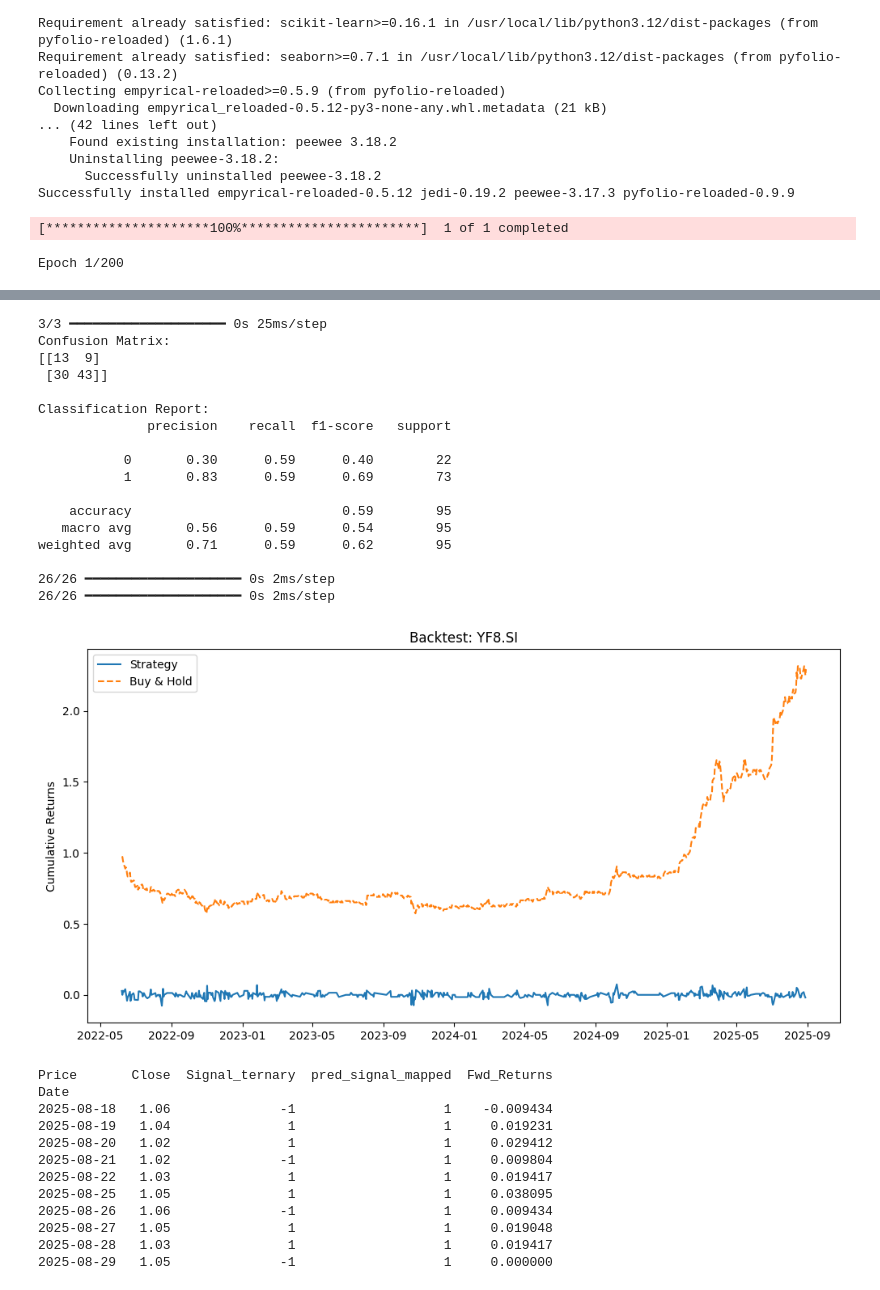
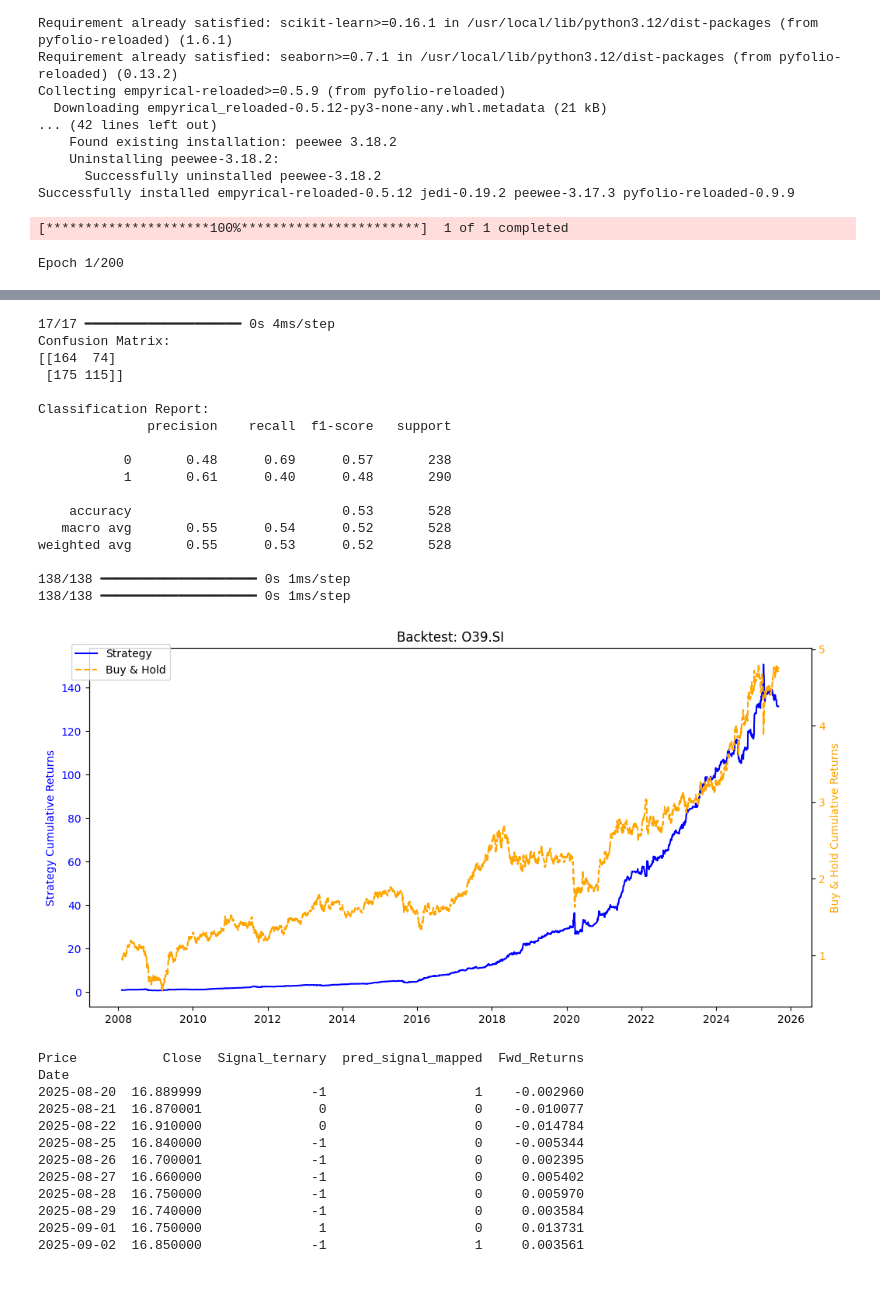
Before and after one commit to NOVARESTAPI/Data-streaming, a Jupyter notebook: NeuralNetwork.ipynb, the cells around one changed output, grey strips where cells are left out. Drawn from its saved outputs; the diff is of its cells as text; code cells hidden in the pictures.

```diff
--- a/NeuralNetwork.ipynb
+++ b/NeuralNetwork.ipynb
@@ -92,8 +92,8 @@ from keras.callbacks import EarlyStopping
 # Step 1: Download Data
 # -------------------------------------------------------------------------------------
 
-ticker = "YF8.SI"
-data = yf.download(ticker, start="2008-01-01", end="2025-12-31")
+ticker = "O39.SI"
+data = yf.download(ticker, start="2008-01-01", end="2026-01-01")
 data.columns = data.columns.droplevel(level=1)  # remove multi-level columns if present
 
 # -------------------------------------------------------------------------------------
@@ -152,7 +152,7 @@ data["VOL_ratio"] = data["Volume"] / data["VOL_MA"]
 # Step 3: Define Ternary Labels (5-day forward returns)
 # -------------------------------------------------------------------------------------
 
-horizon = 5 # 5 days forward
+horizon = 3 # 3 days forward
 data["Fwd_Returns"] = data["Close"].pct_change(horizon).shift(-horizon)
 
 # Define thresholds (e.g., top 30% and bottom 30% of returns)
@@ -295,12 +295,20 @@ df_all["cum_buyhold"] = (1 + df_all["RET_1d"]).cumprod()
 # Step 10: Plot Backtest Results
 # -------------------------------------------------------------------------------------
 
-plt.figure(figsize=(12,6))
-plt.plot(df_strategy.index, df_strategy["strategy_returns"], label="Strategy")
-plt.plot(df_all.index, df_all["cum_buyhold"], label="Buy & Hold", linestyle="--")
+fig, ax1 = plt.subplots(figsize=(12, 6))
+df_strategy["strategy_cum_returns"] = (1 + df_strategy["strategy_returns"]).cumprod()
+
+ax1.plot(df_strategy.index, df_strategy["strategy_cum_returns"], label="Strategy", color='blue')
+ax1.set_ylabel("Strategy Cumulative Returns", color='blue')
+ax1.tick_params(axis='y', labelcolor='blue')
+
+ax2 = ax1.twinx()
+ax2.plot(df_all.index, df_all["cum_buyhold"], label="Buy & Hold", linestyle="--", color='orange')
+ax2.set_ylabel("Buy & Hold Cumulative Returns", color='orange')
+ax2.tick_params(axis='y', labelcolor='orange')
+
 plt.title(f"Backtest: {ticker}")
-plt.ylabel("Cumulative Returns")
-plt.legend()
+fig.legend(loc="upper left", bbox_to_anchor=(0.1, 0.9))
 plt.show()
 
 # Show last 10 days of signals
@@ -330,33 +338,33 @@ Epoch 11/200
-3/3 ━━━━━━━━━━━━━━━━━━━━ 0s 25ms/step
+17/17 ━━━━━━━━━━━━━━━━━━━━ 0s 4ms/step
 Confusion Matrix:
-[[13  9]
- [30 43]]
+[[164  74]
+ [175 115]]
 
 Classification Report:
               precision    recall  f1-score   support
 
-           0       0.30      0.59      0.40        22
-           1       0.83      0.59      0.69        73
+           0       0.48      0.69      0.57       238
+           1       0.61      0.40      0.48       290
 
-    accuracy                           0.59        95
-   macro avg       0.56      0.59      0.54        95
-weighted avg       0.71      0.59      0.62        95
+    accuracy                           0.53       528
+   macro avg       0.55      0.54      0.52       528
+weighted avg       0.55      0.53      0.52       528
 
-26/26 ━━━━━━━━━━━━━━━━━━━━ 0s 2ms/step
-26/26 ━━━━━━━━━━━━━━━━━━━━ 0s 2ms/step
+138/138 ━━━━━━━━━━━━━━━━━━━━ 0s 1ms/step
+138/138 ━━━━━━━━━━━━━━━━━━━━ 0s 1ms/step
-[figure, old version]
+[figure, new version]
-Price       Close  Signal_ternary  pred_signal_mapped  Fwd_Returns
+Price           Close  Signal_ternary  pred_signal_mapped  Fwd_Returns
 Date
-2025-08-18   1.06              -1                   1    -0.009434
-2025-08-19   1.04               1                   1     0.019231
-2025-08-20   1.02               1                   1     0.029412
-2025-08-21   1.02              -1                   1     0.009804
-2025-08-22   1.03               1                   1     0.019417
-2025-08-25   1.05               1                   1     0.038095
-2025-08-26   1.06              -1                   1     0.009434
-2025-08-27   1.05               1                   1     0.019048
-2025-08-28   1.03               1                   1     0.019417
-2025-08-29   1.05              -1                   1     0.000000
+2025-08-20  16.889999              -1                   1    -0.002960
+2025-08-21  16.870001               0                   0    -0.010077
+2025-08-22  16.910000               0                   0    -0.014784
+2025-08-25  16.840000              -1                   0    -0.005344
+2025-08-26  16.700001              -1                   0     0.002395
+2025-08-27  16.660000              -1                   0     0.005402
+2025-08-28  16.750000              -1                   0     0.005970
+2025-08-29  16.740000              -1                   0     0.003584
+2025-09-01  16.750000               1                   0     0.013731
+2025-09-02  16.850000              -1                   1     0.003561
 # %%
 print("Shape of original data:")
 print(data.shape)
```
Also changed, not shown: parts of 3 cells of this notebook.
